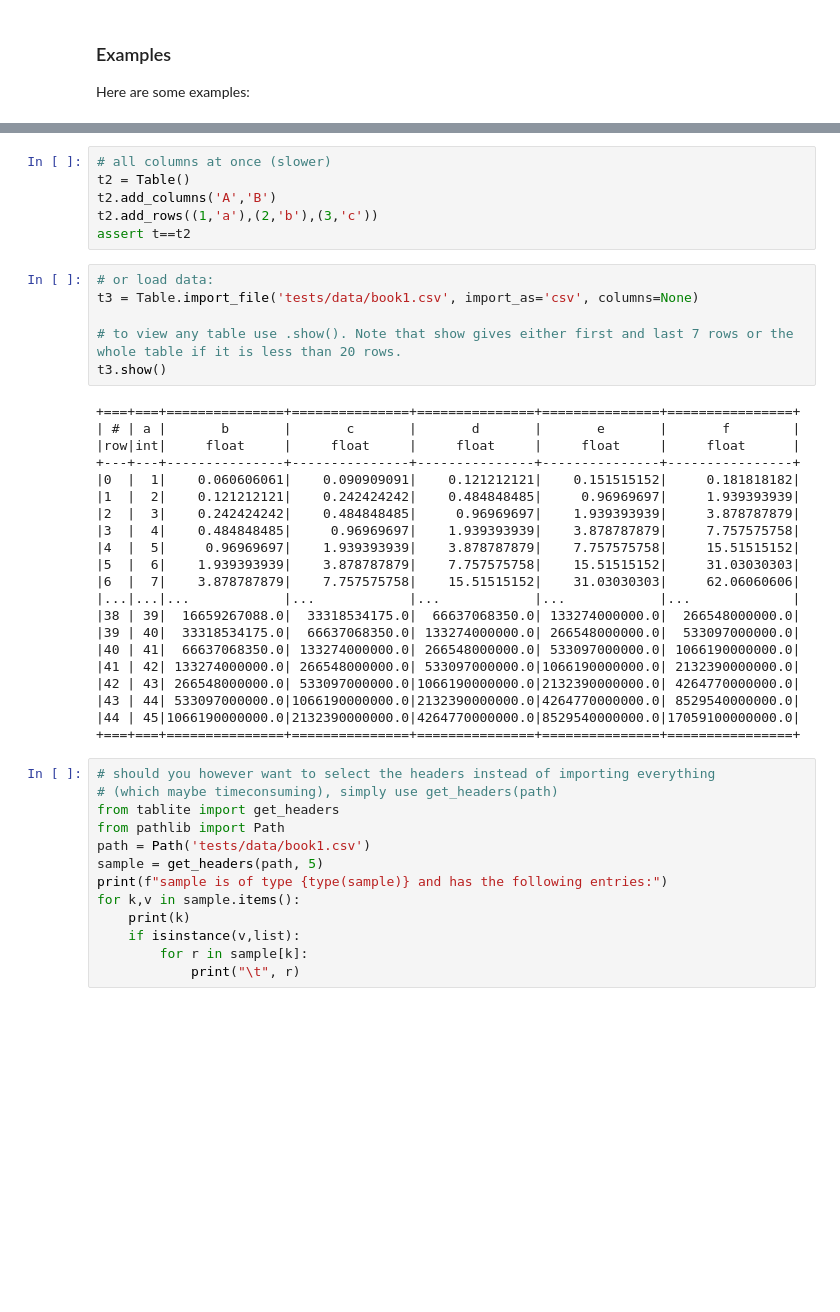
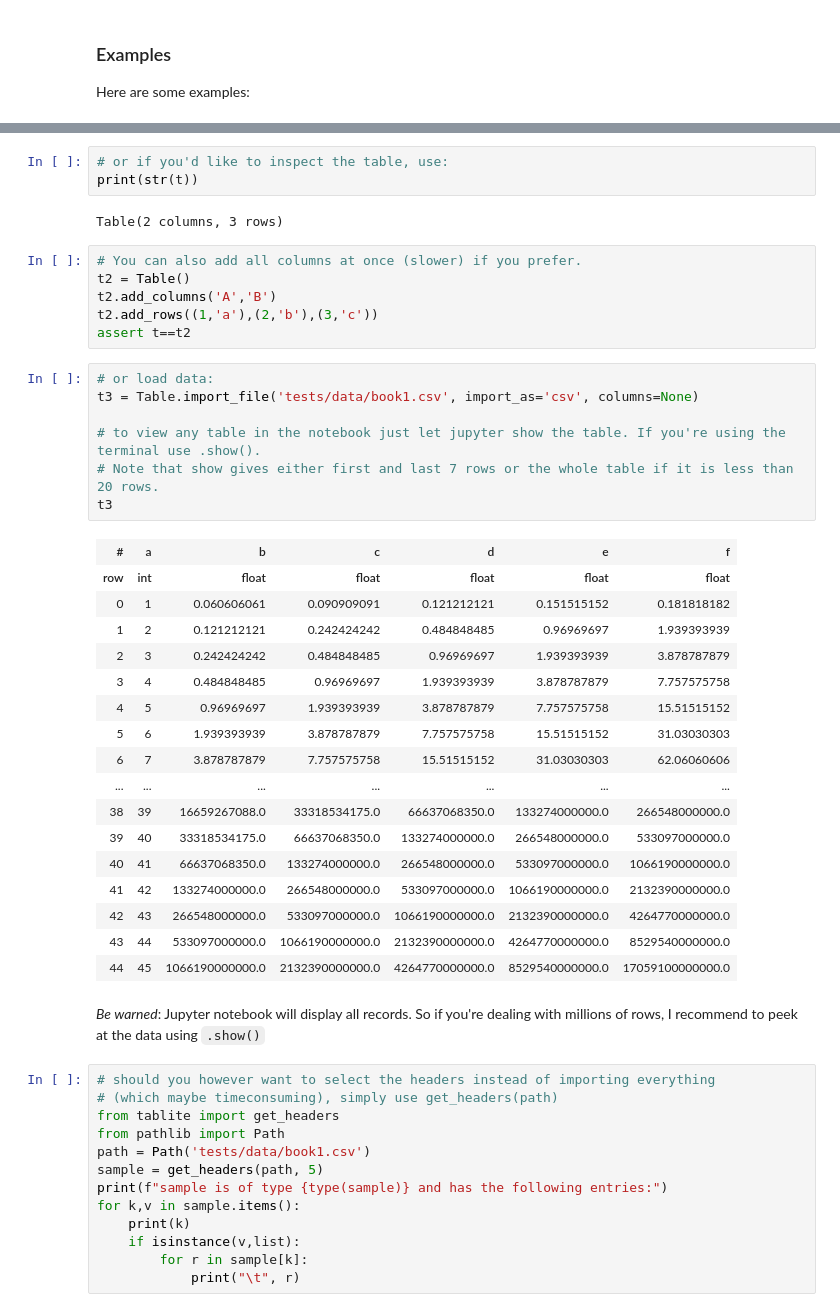
Before and after one commit to root-11/tablite, a Jupyter notebook: tutorial.ipynb, the cells around one changed output, grey strips where cells are left out. Cells and saved outputs as stored; diff of their text form; blank space fills up the shorter version.

Commit message:
updated with _repr_html_ for notebooks

```diff
--- a/tutorial.ipynb
+++ b/tutorial.ipynb
@@ -99,5 +112,10 @@ t.show()
+# %%
+# or if you'd like to inspect the table, use:
+print(str(t))
+# %% [output]
+Table(2 columns, 3 rows)
 # %%
-# all columns at once (slower)
+# You can also add all columns at once (slower) if you prefer.
 t2 = Table()
 t2.add_columns('A','B')
 t2.add_rows((1,'a'),(2,'b'),(3,'c'))
@@ -105,30 +123,30 @@ assert t==t2
 # %%
 # or load data:
 t3 = Table.import_file('tests/data/book1.csv', import_as='csv', columns=None)
 
-# to view any table use .show(). Note that show gives either first and last 7 rows or the whole table if it is less than 20 rows.
-t3.show()
+# to view any table in the notebook just let jupyter show the table. If you're using the terminal use .show().
+# Note that show gives either first and last 7 rows or the whole table if it is less than 20 rows.
+t3
 # %% [output]
-+===+===+===============+===============+===============+===============+================+
-| # | a |       b       |       c       |       d       |       e       |       f        |
-|row|int|     float     |     float     |     float     |     float     |     float      |
-+---+---+---------------+---------------+---------------+---------------+----------------+
-|0  |  1|    0.060606061|    0.090909091|    0.121212121|    0.151515152|     0.181818182|
-|1  |  2|    0.121212121|    0.242424242|    0.484848485|     0.96969697|     1.939393939|
-|2  |  3|    0.242424242|    0.484848485|     0.96969697|    1.939393939|     3.878787879|
-|3  |  4|    0.484848485|     0.96969697|    1.939393939|    3.878787879|     7.757575758|
-|4  |  5|     0.96969697|    1.939393939|    3.878787879|    7.757575758|     15.51515152|
-|5  |  6|    1.939393939|    3.878787879|    7.757575758|    15.51515152|     31.03030303|
-|6  |  7|    3.878787879|    7.757575758|    15.51515152|    31.03030303|     62.06060606|
-|...|...|...            |...            |...            |...            |...             |
-|38 | 39|  16659267088.0|  33318534175.0|  66637068350.0| 133274000000.0|  266548000000.0|
-|39 | 40|  33318534175.0|  66637068350.0| 133274000000.0| 266548000000.0|  533097000000.0|
-|40 | 41|  66637068350.0| 133274000000.0| 266548000000.0| 533097000000.0| 1066190000000.0|
-|41 | 42| 133274000000.0| 266548000000.0| 533097000000.0|1066190000000.0| 2132390000000.0|
-|42 | 43| 266548000000.0| 533097000000.0|1066190000000.0|2132390000000.0| 4264770000000.0|
-|43 | 44| 533097000000.0|1066190000000.0|2132390000000.0|4264770000000.0| 8529540000000.0|
-|44 | 45|1066190000000.0|2132390000000.0|4264770000000.0|8529540000000.0|17059100000000.0|
-+===+===+===============+===============+===============+===============+================+
+| # | a | b | c | d | e | f |
+| row | int | float | float | float | float | float |
+| 0 | 1 | 0.060606061 | 0.090909091 | 0.121212121 | 0.151515152 | 0.181818182 |
+| 1 | 2 | 0.121212121 | 0.242424242 | 0.484848485 | 0.96969697 | 1.939393939 |
+| 2 | 3 | 0.242424242 | 0.484848485 | 0.96969697 | 1.939393939 | 3.878787879 |
+| 3 | 4 | 0.484848485 | 0.96969697 | 1.939393939 | 3.878787879 | 7.757575758 |
+| 4 | 5 | 0.96969697 | 1.939393939 | 3.878787879 | 7.757575758 | 15.51515152 |
+| 5 | 6 | 1.939393939 | 3.878787879 | 7.757575758 | 15.51515152 | 31.03030303 |
+| 6 | 7 | 3.878787879 | 7.757575758 | 15.51515152 | 31.03030303 | 62.06060606 |
+| ... | ... | ... | ... | ... | ... | ... |
+| 38 | 39 | 16659267088.0 | 33318534175.0 | 66637068350.0 | 133274000000.0 | 266548000000.0 |
+| 39 | 40 | 33318534175.0 | 66637068350.0 | 133274000000.0 | 266548000000.0 | 533097000000.0 |
+| 40 | 41 | 66637068350.0 | 133274000000.0 | 266548000000.0 | 533097000000.0 | 1066190000000.0 |
+| 41 | 42 | 133274000000.0 | 266548000000.0 | 533097000000.0 | 1066190000000.0 | 2132390000000.0 |
+| 42 | 43 | 266548000000.0 | 533097000000.0 | 1066190000000.0 | 2132390000000.0 | 4264770000000.0 |
+| 43 | 44 | 533097000000.0 | 1066190000000.0 | 2132390000000.0 | 4264770000000.0 | 8529540000000.0 |
+| 44 | 45 | 1066190000000.0 | 2132390000000.0 | 4264770000000.0 | 8529540000000.0 | 17059100000000.0 |
+# %% [markdown]
+_Be warned_: Jupyter notebook will display all records. So if you're dealing with millions of rows, I recommend to peek at the data using `.show()`
 # %%
 # should you however want to select the headers instead of importing everything
 # (which maybe timeconsuming), simply use get_headers(path)
```
Also changed, not shown: parts of 41 cells of this notebook.
